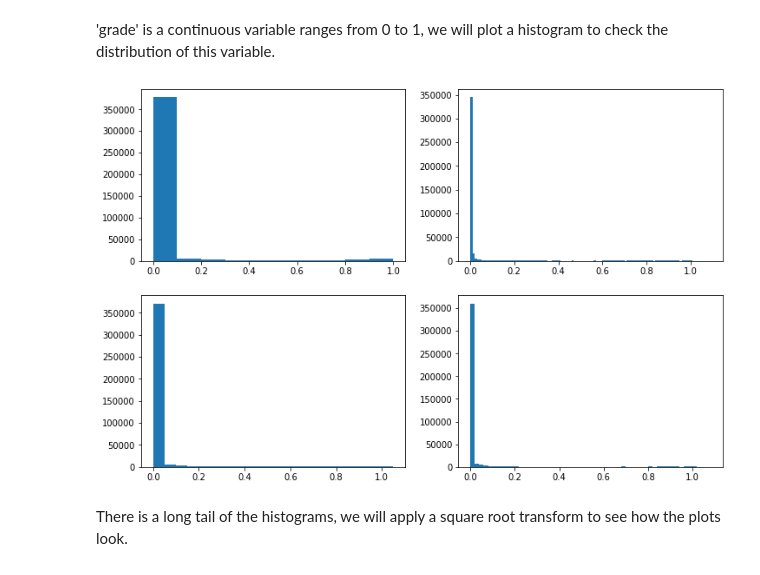
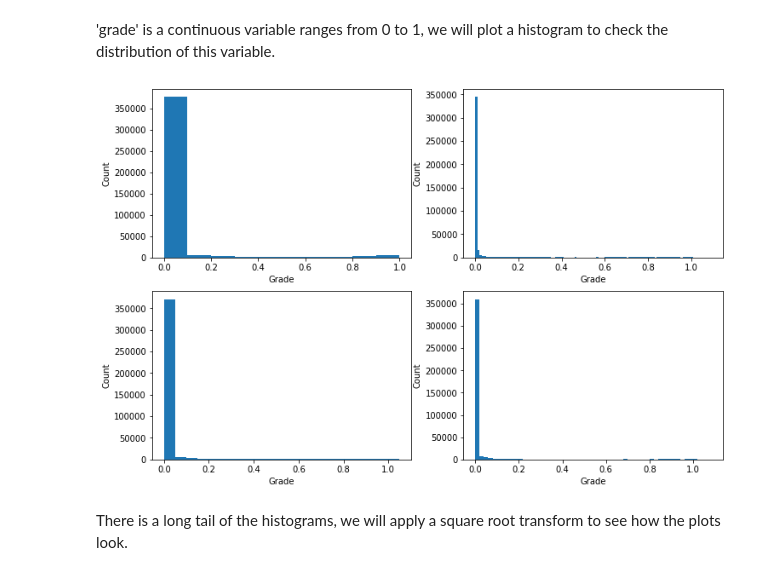
Before and after one commit to RayWongGit/HarvardX_MITx_Person_Course_Dataset_Exploration, a Jupyter notebook: HarvardX_MITx_Person_Course_Dataset_Exploration.ipynb, the cells around one changed output. Drawn from its saved outputs; the diff is of its cells as text; code cells hidden in the pictures.

```diff
--- a/HarvardX_MITx_Person_Course_Dataset_Exploration.ipynb
+++ b/HarvardX_MITx_Person_Course_Dataset_Exploration.ipynb
@@ -647,23 +649,31 @@ Only as low as around 3% of the students are certified.
 # %%
 plt.figure(figsize = (12, 8))
 
 plt.subplot(2, 2, 1)
 bins = np.arange(0, 1+0.1, 0.1)
 plt.hist(data=hmx, x='grade', bins=bins)
+plt.xlabel('Grade')
+plt.ylabel('Count')
 
 plt.subplot(2, 2, 2)
 bins = np.arange(0, 1+0.1, 0.01)
 plt.hist(data=hmx, x='grade', bins=bins)
+plt.xlabel('Grade')
+plt.ylabel('Count')
 
 plt.subplot(2, 2, 3)
 bins = np.arange(0, 1+0.1, 0.05)
 plt.hist(data=hmx, x='grade', bins=bins)
+plt.xlabel('Grade')
+plt.ylabel('Count')
 
 plt.subplot(2, 2, 4)
 bins = np.arange(0, 1+0.1, 0.02)
-plt.hist(data=hmx, x='grade', bins=bins);
+plt.hist(data=hmx, x='grade', bins=bins)
+plt.xlabel('Grade')
+plt.ylabel('Count');
 # %% [output]
-[figure, old version]
+[figure, new version]
 # %% [markdown]
 There is a long tail of the histograms, we will apply a square root transform to see how the plots look.
 # %%
```
Also changed, not shown: parts of 45 cells of this notebook, 3 other files.
